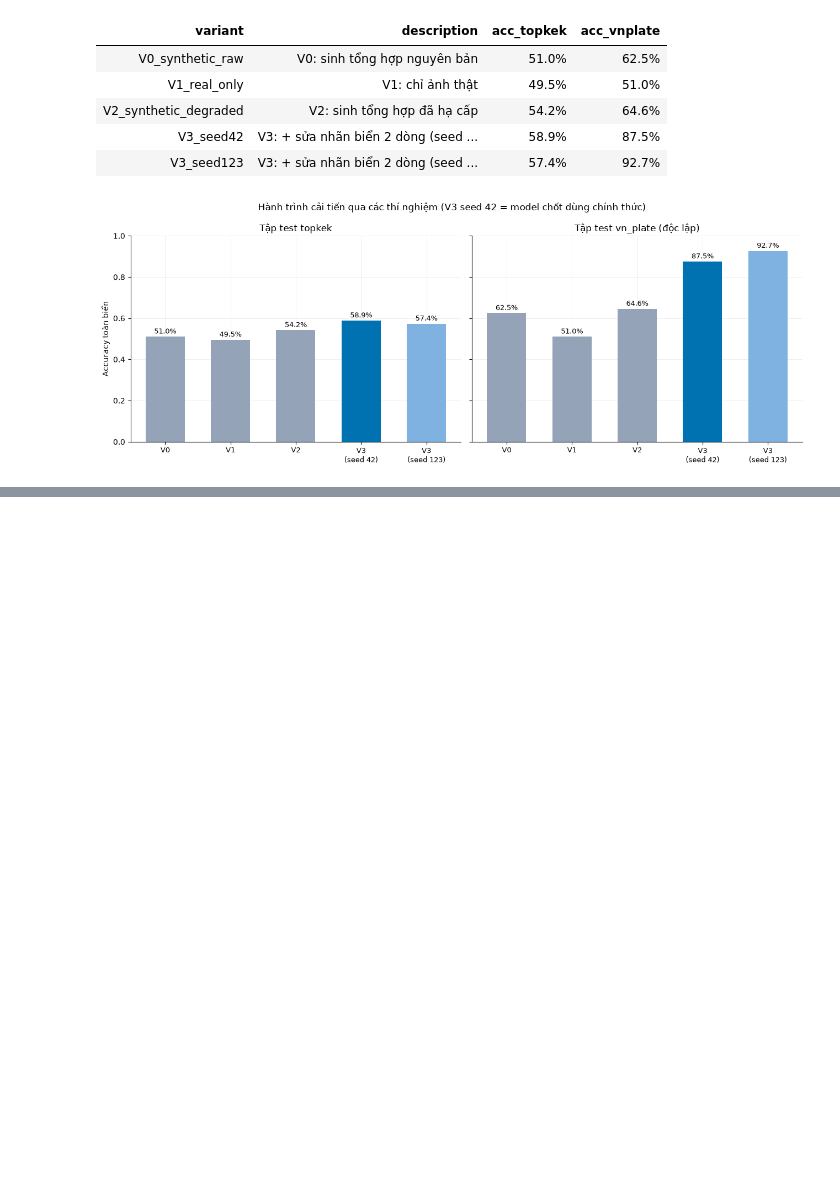
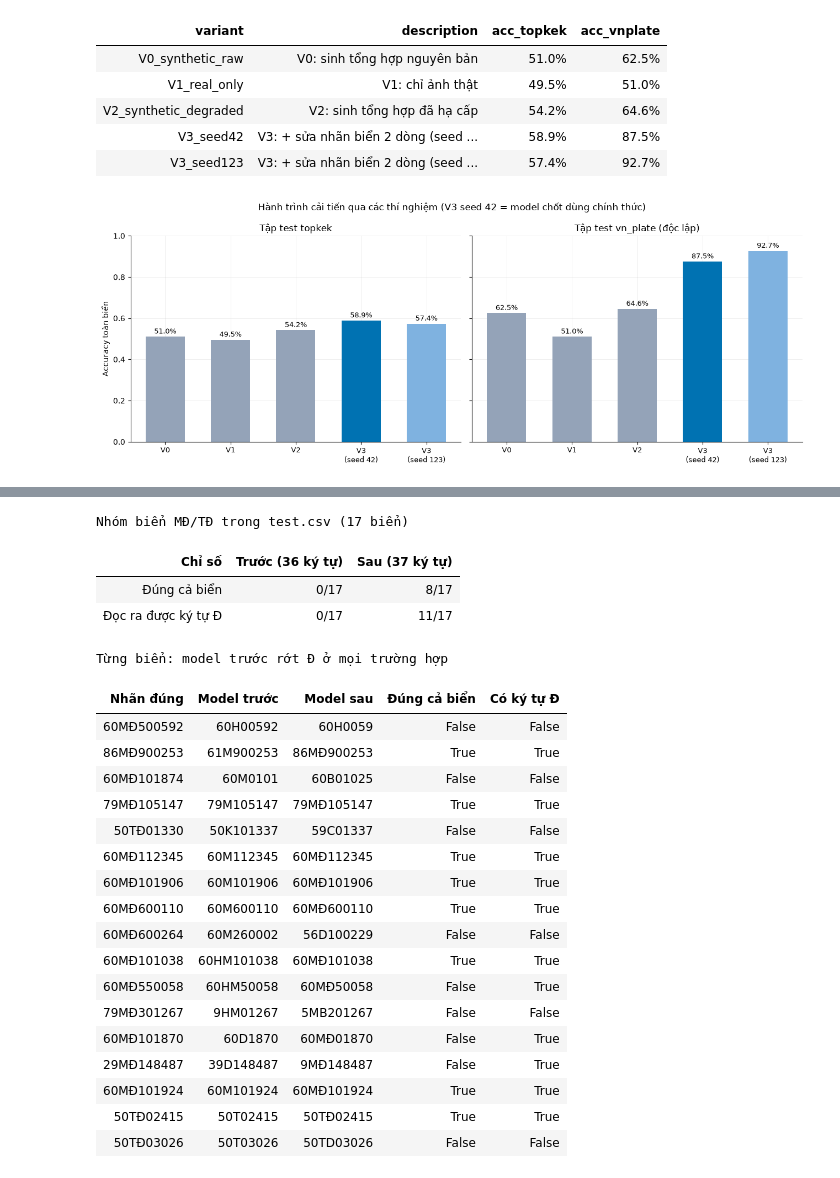
Before and after one commit to UIT-DoAnCuoiKi/UIT2026-DoAnCuoiKi, a Jupyter notebook: src/ml/notebooks/training-report-plate-ocr.ipynb, the cells around one changed output, grey strips where cells are left out. Saved outputs shown, nothing was run; the diff lists cells and outputs as text; code cells hidden in the pictures; blank space fills up the shorter version.

```diff
--- a/src/ml/notebooks/training-report-plate-ocr.ipynb
+++ b/src/ml/notebooks/training-report-plate-ocr.ipynb
@@ -285,0 +310,49 @@ Accuracy toàn biển qua từng vòng cải tiến
+# %%
+dplates = pd.read_csv(EXPERIMENTS_DIR / "ocr_dplates_before_after.csv")
+n = len(dplates)
+
+tom_tat = pd.DataFrame({
+    "Chỉ số": ["Đúng cả biển", "Đọc ra được ký tự Đ"],
+    "Trước (36 ký tự)": [
+        f"{int(dplates.truoc_dung_ca_bien.sum())}/{n}",
+        f"{int(dplates.truoc_co_D.sum())}/{n}",
+    ],
+    "Sau (37 ký tự)": [
+        f"{int(dplates.sau_dung_ca_bien.sum())}/{n}",
+        f"{int(dplates.sau_co_D.sum())}/{n}",
+    ],
+})
+display(tom_tat.style.hide(axis="index")
+        .set_caption(f"Nhóm biển MĐ/TĐ trong test.csv ({n} biển)"))
+
+# Tách riêng "đúng cả biển" với "đọc ra được Đ": model có thể đọc đúng Đ nhưng
+# sai một chữ số khác, vẫn là tiến bộ thật so với bản cũ vốn không có lớp ký tự
+# này nên không bao giờ sinh ra được.
+chi_tiet = dplates[["nhan_dung", "truoc", "sau", "sau_dung_ca_bien", "sau_co_D"]].copy()
+chi_tiet.columns = ["Nhãn đúng", "Model trước", "Model sau", "Đúng cả biển", "Có ký tự Đ"]
+display(chi_tiet.style.hide(axis="index")
+        .set_caption("Từng biển: model trước rớt Đ ở mọi trường hợp"))
+# %% [output]
+Nhóm biển MĐ/TĐ trong test.csv (17 biển)
+| Chỉ số | Trước (36 ký tự) | Sau (37 ký tự) |
+| Đúng cả biển | 0/17 | 8/17 |
+| Đọc ra được ký tự Đ | 0/17 | 11/17 |
+Từng biển: model trước rớt Đ ở mọi trường hợp
+| Nhãn đúng | Model trước | Model sau | Đúng cả biển | Có ký tự Đ |
+| 60MĐ500592 | 60H00592 | 60H0059 | False | False |
+| 86MĐ900253 | 61M900253 | 86MĐ900253 | True | True |
+| 60MĐ101874 | 60M0101 | 60B01025 | False | False |
+| 79MĐ105147 | 79M105147 | 79MĐ105147 | True | True |
+| 50TĐ01330 | 50K101337 | 59C01337 | False | False |
+| 60MĐ112345 | 60M112345 | 60MĐ112345 | True | True |
+| 60MĐ101906 | 60M101906 | 60MĐ101906 | True | True |
+| 60MĐ600110 | 60M600110 | 60MĐ600110 | True | True |
+| 60MĐ600264 | 60M260002 | 56D100229 | False | False |
+| 60MĐ101038 | 60HM101038 | 60MĐ101038 | True | True |
+| 60MĐ550058 | 60HM50058 | 60MĐ50058 | False | True |
+| 79MĐ301267 | 9HM01267 | 5MB201267 | False | False |
+| 60MĐ101870 | 60D1870 | 60MĐ01870 | False | True |
+| 29MĐ148487 | 39D148487 | 9MĐ148487 | False | True |
+| 60MĐ101924 | 60M101924 | 60MĐ101924 | True | True |
+| 50TĐ02415 | 50T02415 | 50TĐ02415 | True | True |
+| 50TĐ03026 | 50T03026 | 50TD03026 | False | False |
```
Also changed, not shown: parts of 6 cells of this notebook, 24 other files.
